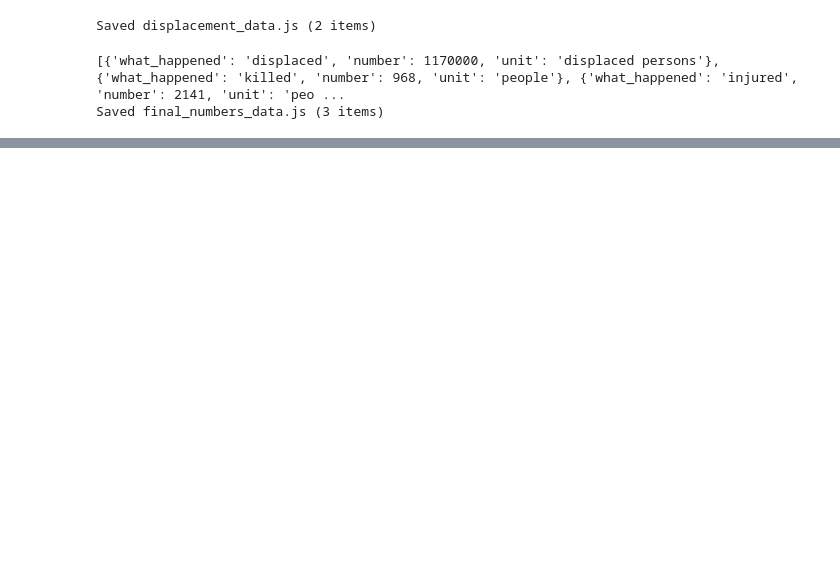
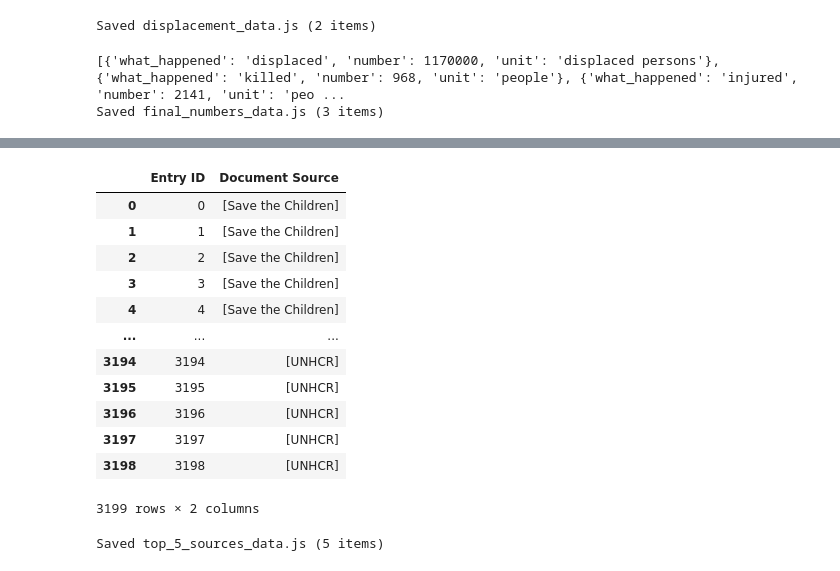
Before and after one commit to MediaMonitoringAndAnalysis/CLEAR-AutomatedAnalysis, a Jupyter notebook: 3-generate_final_results.ipynb, the cells around one changed output, grey strips where cells are left out. Saved outputs shown, nothing was run; the diff lists cells and outputs as text; code cells hidden in the pictures; blank space fills up the shorter version.

```diff
--- a/3-generate_final_results.ipynb
+++ b/3-generate_final_results.ipynb
@@ -509,0 +537,20 @@ Saved final_numbers_data.js (3 items)
+# %%
+classification_df = pd.read_csv(os.path.join(data_folder, "../..", "classification_dataset.csv"))
+classification_df["Document Source"] = classification_df["Document Source"].apply(literal_eval)
+classification_df = classification_df[["Entry ID", "Document Source"]]
+classification_df["Entry ID"] = classification_df["Entry ID"].astype(int)
+classification_df
+# %% [output]
+|  | Entry ID | Document Source |
+| 0 | 0 | [Save the Children] |
+| 1 | 1 | [Save the Children] |
+| 2 | 2 | [Save the Children] |
+| 3 | 3 | [Save the Children] |
+| 4 | 4 | [Save the Children] |
+| ... | ... | ... |
+| 3194 | 3194 | [UNHCR] |
+| 3195 | 3195 | [UNHCR] |
+| 3196 | 3196 | [UNHCR] |
+| 3197 | 3197 | [UNHCR] |
+| 3198 | 3198 | [UNHCR] |
+3199 rows × 2 columns
@@ -509,0 +559,27 @@ Saved final_numbers_data.js (3 items)
+# %%
+ids_df = (
+    ids_df.explode("Document Source")
+    .groupby("Document Source", as_index=False)
+    .agg({"count": "sum"})
+    .sort_values(by="count", ascending=False)
+)
+
+top5_sources = ids_df.head(5)["Document Source"].tolist()
+top5_sources
+
+
+viz_folder = "src/viz/"
+os.makedirs(viz_folder, exist_ok=True)
+
+js_content = (
+    "window.TOP_5_SOURCES_DATA = "
+    + json.dumps(top5_sources, ensure_ascii=False, indent=2)
+    + ";\n"
+)
+
+with open(viz_folder + "top_5_sources_data.js", "w") as f:
+    f.write(js_content)
+
+print(f"Saved top_5_sources_data.js ({len(top5_sources)} items)")
+# %% [output]
+Saved top_5_sources_data.js (5 items)
```
Also changed, not shown: parts of 16 cells of this notebook, 1 other file.
